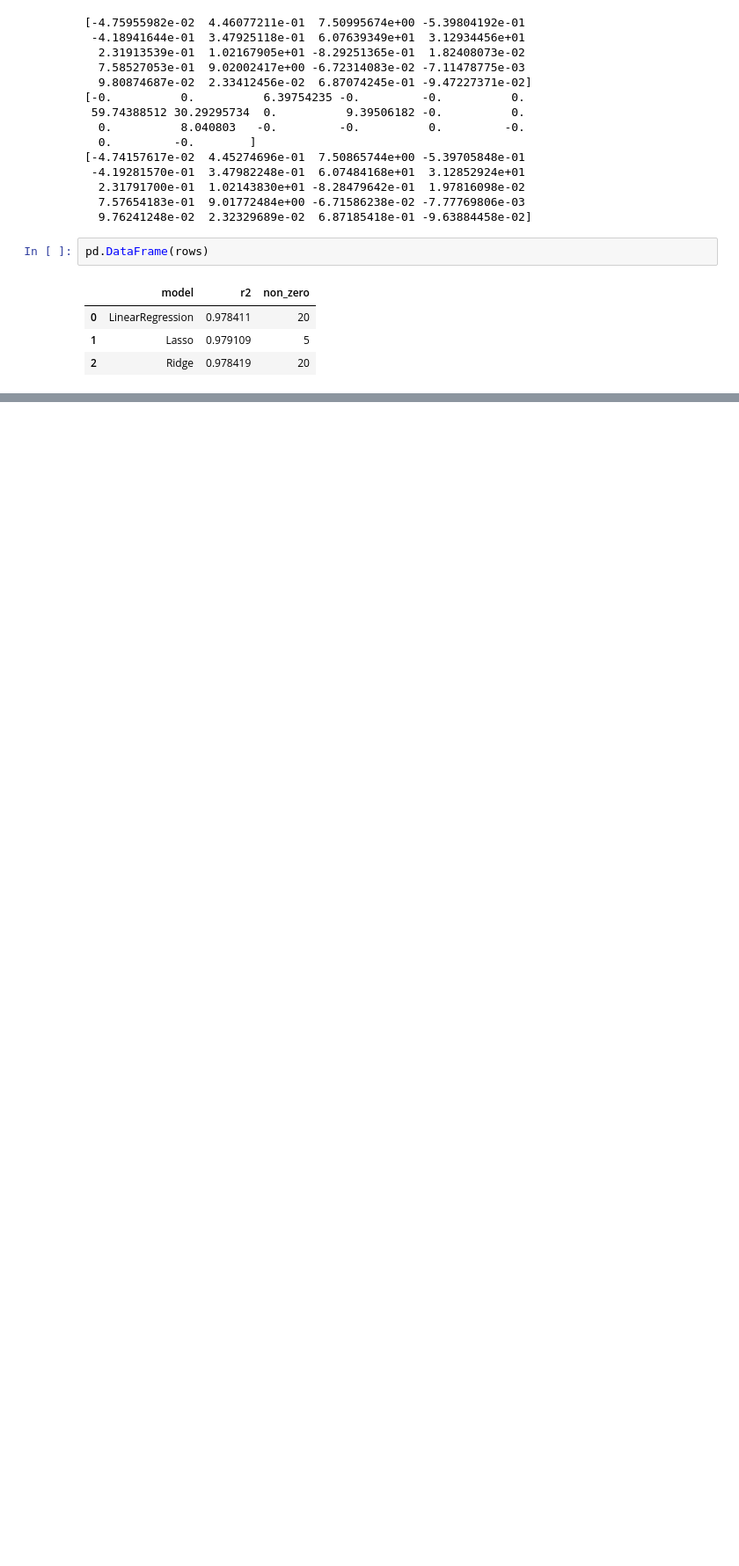
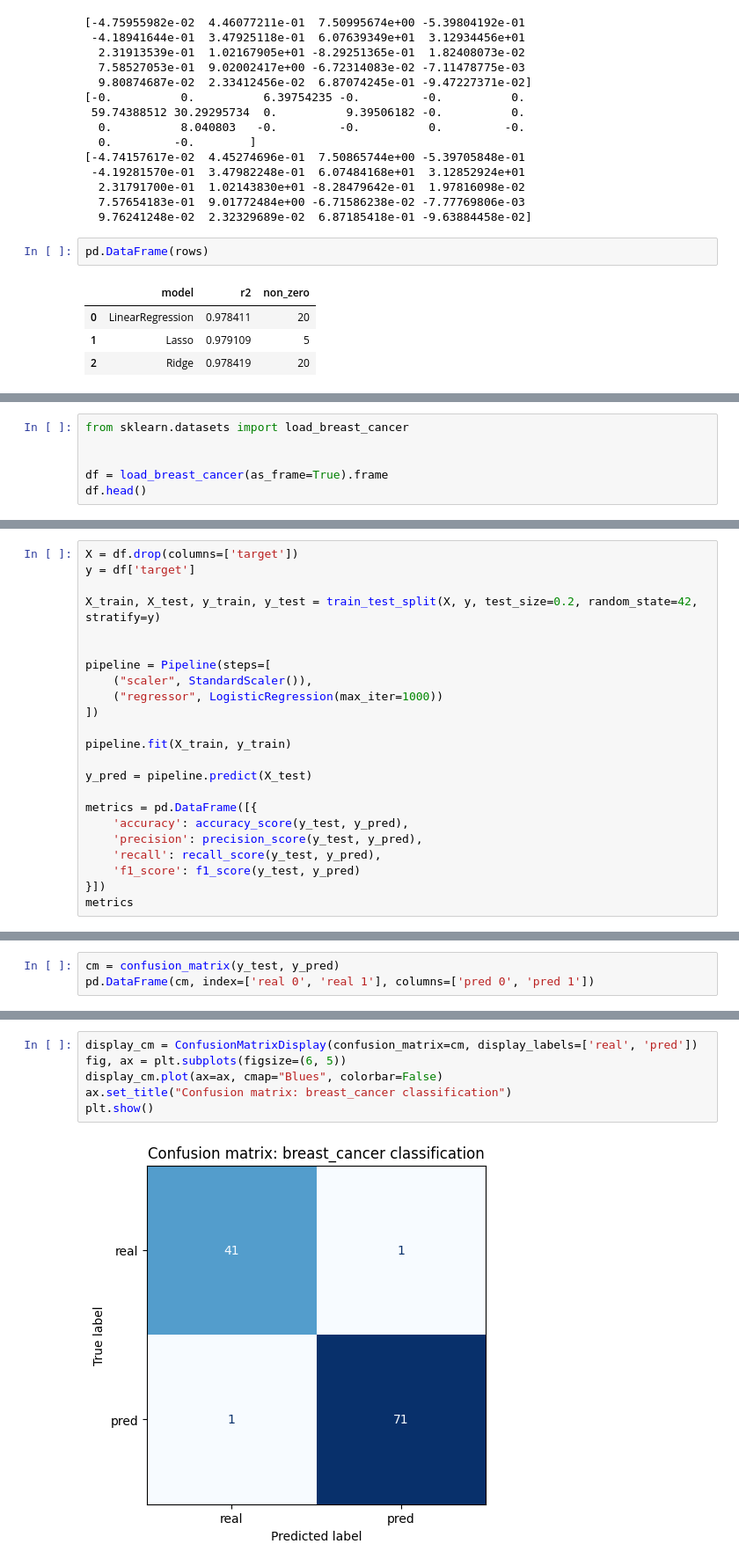
Before and after one commit to dmitriy-shtefan/python-ai, a Jupyter notebook: заняття_7/notebooks/notebook.ipynb, the cells around one changed output, grey strips where cells are left out. Shown at 88% size. Saved outputs shown, nothing was run; the diff lists cells and outputs as text; blank space fills up the shorter version.

```diff
--- a/заняття_7/notebooks/notebook.ipynb
+++ b/заняття_7/notebooks/notebook.ipynb
@@ -189,0 +220,6 @@ print(r2_train, r2_test)
+# %%
+from sklearn.datasets import load_breast_cancer
+
+
+df = load_breast_cancer(as_frame=True).frame
+df.head()
@@ -189,0 +237,23 @@ print(r2_train, r2_test)
+# %%
+X = df.drop(columns=['target'])
+y = df['target']
+
+X_train, X_test, y_train, y_test = train_test_split(X, y, test_size=0.2, random_state=42, stratify=y)
+
+
+pipeline = Pipeline(steps=[
+    ("scaler", StandardScaler()),
+    ("regressor", LogisticRegression(max_iter=1000))
+])
+
+pipeline.fit(X_train, y_train)
+
+y_pred = pipeline.predict(X_test)
+
+metrics = pd.DataFrame([{
+    'accuracy': accuracy_score(y_test, y_pred),
+    'precision': precision_score(y_test, y_pred),
+    'recall': recall_score(y_test, y_pred),
+    'f1_score': f1_score(y_test, y_pred)
+}])
+metrics
@@ -189,0 +263,3 @@ print(r2_train, r2_test)
+# %%
+cm = confusion_matrix(y_test, y_pred)
+pd.DataFrame(cm, index=['real 0', 'real 1'], columns=['pred 0', 'pred 1'])
@@ -189,0 +270,8 @@ print(r2_train, r2_test)
+# %%
+display_cm = ConfusionMatrixDisplay(confusion_matrix=cm, display_labels=['real', 'pred'])
+fig, ax = plt.subplots(figsize=(6, 5))
+display_cm.plot(ax=ax, cmap="Blues", colorbar=False)
+ax.set_title("Confusion matrix: breast_cancer classification")
+plt.show()
+# %% [output]
+[figure, added]
```
Also changed, not shown: parts of 6 cells of this notebook, 2 other files.
